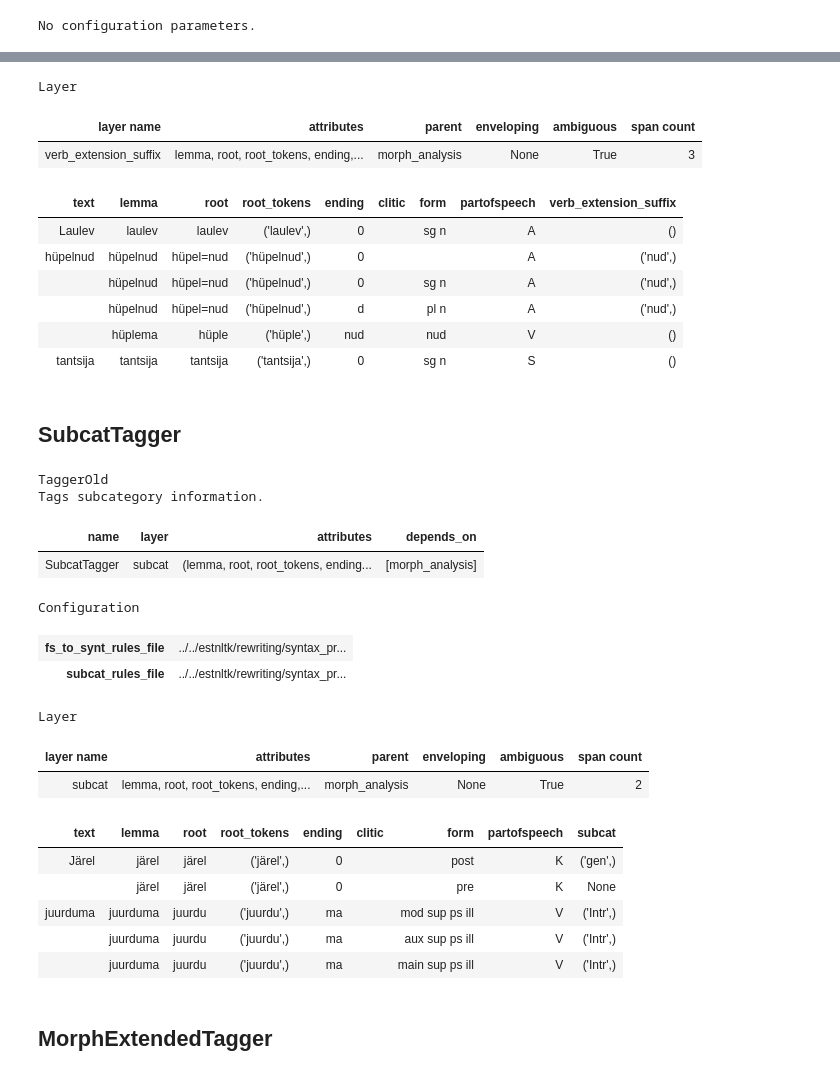
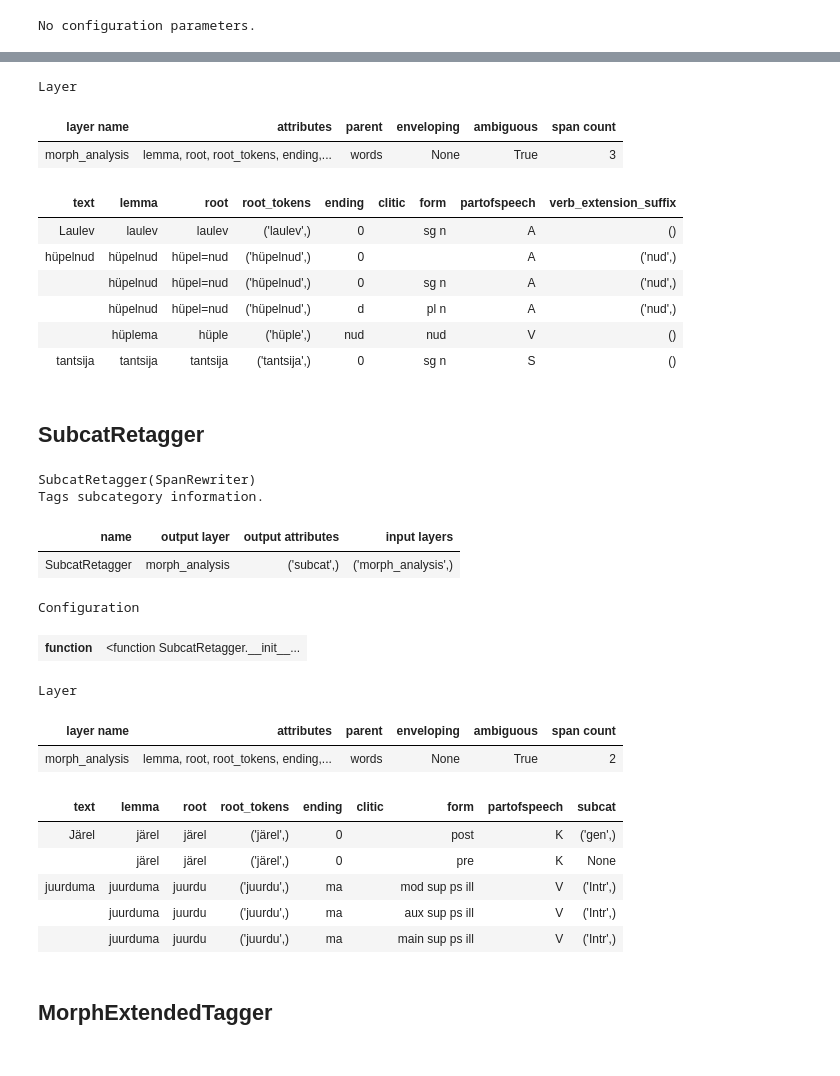
Before and after one commit to estnltk/estnltk, a Jupyter notebook: tutorials/nlp_pipeline/B_10_syntax_preprocessing_and_export.ipynb, the cells around one changed output, grey strips where cells are left out. Cells and saved outputs as stored; diff of their text form; code cells hidden in the pictures.

```diff
--- a/tutorials/nlp_pipeline/B_10_syntax_preprocessing_and_export.ipynb
+++ b/tutorials/nlp_pipeline/B_10_syntax_preprocessing_and_export.ipynb
@@ -102,11 +126,11 @@ No configuration parameters.
 # %%
 text = Text('Laulev hüpelnud tantsija').tag_layer()
-tagger.tag(text)
-text['verb_extension_suffix']
+retagger.retag(text)
+text.morph_analysis
 # %% [output]
 Layer
 | layer name | attributes | parent | enveloping | ambiguous | span count |
-| verb_extension_suffix | lemma, root, root_tokens, ending,... | morph_analysis | None | True | 3 |
+| morph_analysis | lemma, root, root_tokens, ending,... | words | None | True | 3 |
 | text | lemma | root | root_tokens | ending | clitic | form | partofspeech | verb_extension_suffix |
 | Laulev | laulev | laulev | ('laulev',) | 0 |  | sg n | A | () |
 | hüpelnud | hüpelnud | hüpel=nud | ('hüpelnud',) | 0 |  |  | A | ('nud',) |
@@ -115,33 +139,33 @@ Layer
 |  | hüplema | hüple | ('hüple',) | nud |  | nud | V | () |
 | tantsija | tantsija | tantsija | ('tantsija',) | 0 |  | sg n | S | () |
 # %% [markdown]
-## SubcatTagger
+## SubcatRetagger
 # %%
 from os.path import relpath
-from estnltk.taggers import SubcatTagger
+from estnltk.taggers import SubcatRetagger
 
 fsToSyntFulesFile = relpath(abs_path('rewriting/syntax_preprocessing/rules_files/tmorftrtabel.txt'))
 subcatFile = relpath(abs_path('rewriting/syntax_preprocessing/rules_files/abileksikon06utf.lx'))
 
-tagger = SubcatTagger(fs_to_synt_rules_file=fsToSyntFulesFile,
-                      subcat_rules_file=subcatFile)
+tagger = SubcatRetagger('morph_analysis',
+                        fs_to_synt_rules_file=fsToSyntFulesFile,
+                        subcat_rules_file=subcatFile)
 tagger
 # %% [output]
-TaggerOld
+SubcatRetagger(SpanRewriter)
 Tags subcategory information.
-| name | layer | attributes | depends_on |
-| SubcatTagger | subcat | (lemma, root, root_tokens, ending... | [morph_analysis] |
+| name | output layer | output attributes | input layers |
+| SubcatRetagger | morph_analysis | ('subcat',) | ('morph_analysis',) |
 Configuration
-| fs_to_synt_rules_file | ../../estnltk/rewriting/syntax_pr... |
-| subcat_rules_file | ../../estnltk/rewriting/syntax_pr... |
+| function | <function SubcatRetagger.__init__... |
 # %%
 text = Text('Järel juurduma').tag_layer()
-tagger.tag(text)
-text['subcat']
+tagger.retag(text)
+text.morph_analysis
 # %% [output]
 Layer
 | layer name | attributes | parent | enveloping | ambiguous | span count |
-| subcat | lemma, root, root_tokens, ending,... | morph_analysis | None | True | 2 |
+| morph_analysis | lemma, root, root_tokens, ending,... | words | None | True | 2 |
 | text | lemma | root | root_tokens | ending | clitic | form | partofspeech | subcat |
 | Järel | järel | järel | ('järel',) | 0 |  | post | K | ('gen',) |
 |  | järel | järel | ('järel',) | 0 |  | pre | K | None |
```
Also changed, not shown: parts of 12 cells of this notebook, 5 other files.
